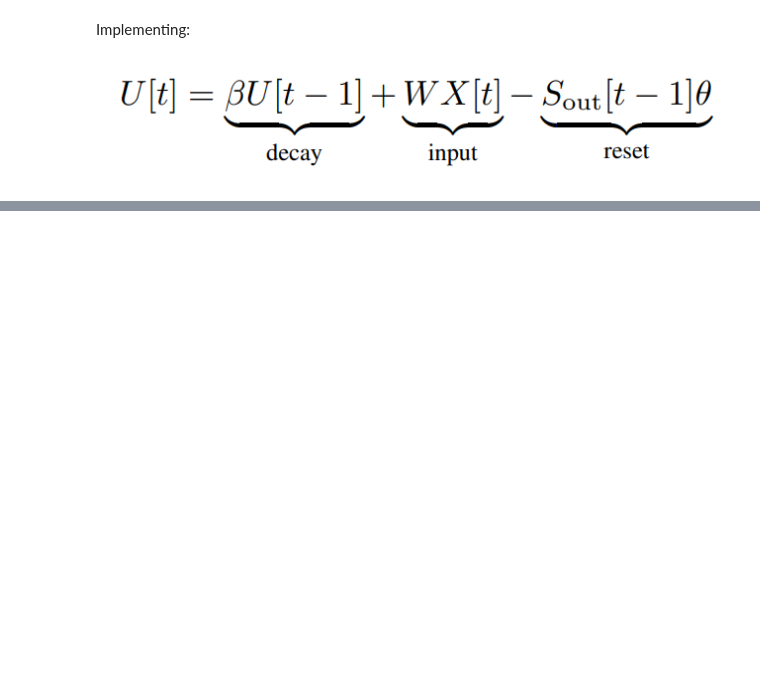
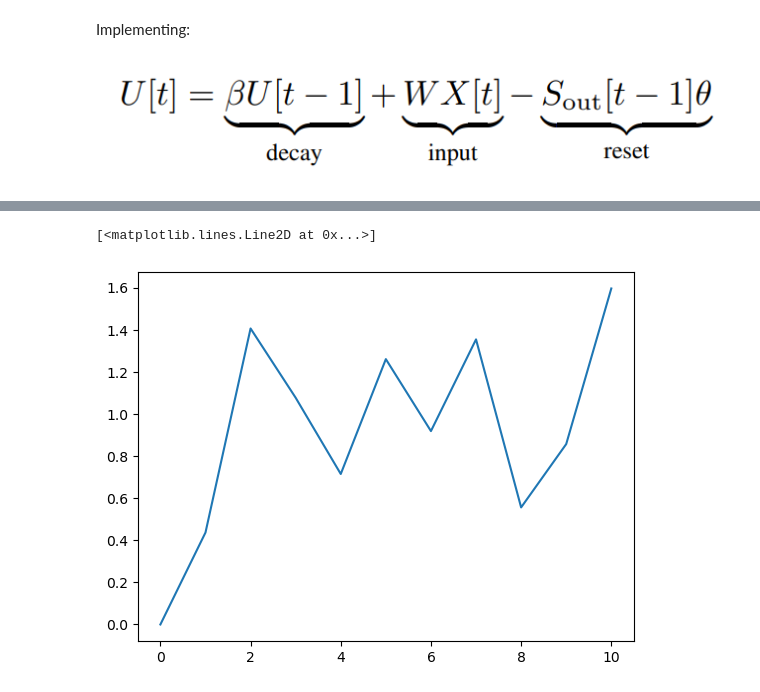
Before and after one commit to Laz4rz/spikingNeuralNetworks, a Jupyter notebook: 02_membrane.ipynb, the cells around one changed output, grey strips where cells are left out. Cells and saved outputs as stored; diff of their text form; code cells hidden in the pictures; blank space fills up the shorter version.

```diff
--- a/02_membrane.ipynb
+++ b/02_membrane.ipynb
@@ -38,0 +58,19 @@ SyntaxError: incomplete input (268732184.py, line 2)
+# %%
+Theta = 1
+membrane_potential = [0]
+spikes = []
+for t in range(10):
+    I = (W * X[:, t, None]).sum()
+    U = Beta * membrane_potential[-1] + I
+    if membrane_potential[-1] > Theta:
+        U -= Theta * 1
+        S_out = 1
+    else:
+        S_out = 0
+    spikes.append(S_out)
+    membrane_potential.append(U)
+
+plt.plot(membrane_potential)
+# %% [output]
+[<matplotlib.lines.Line2D at 0x...>]
+[figure, added]
```
Also changed, not shown: parts of 8 cells of this notebook.
